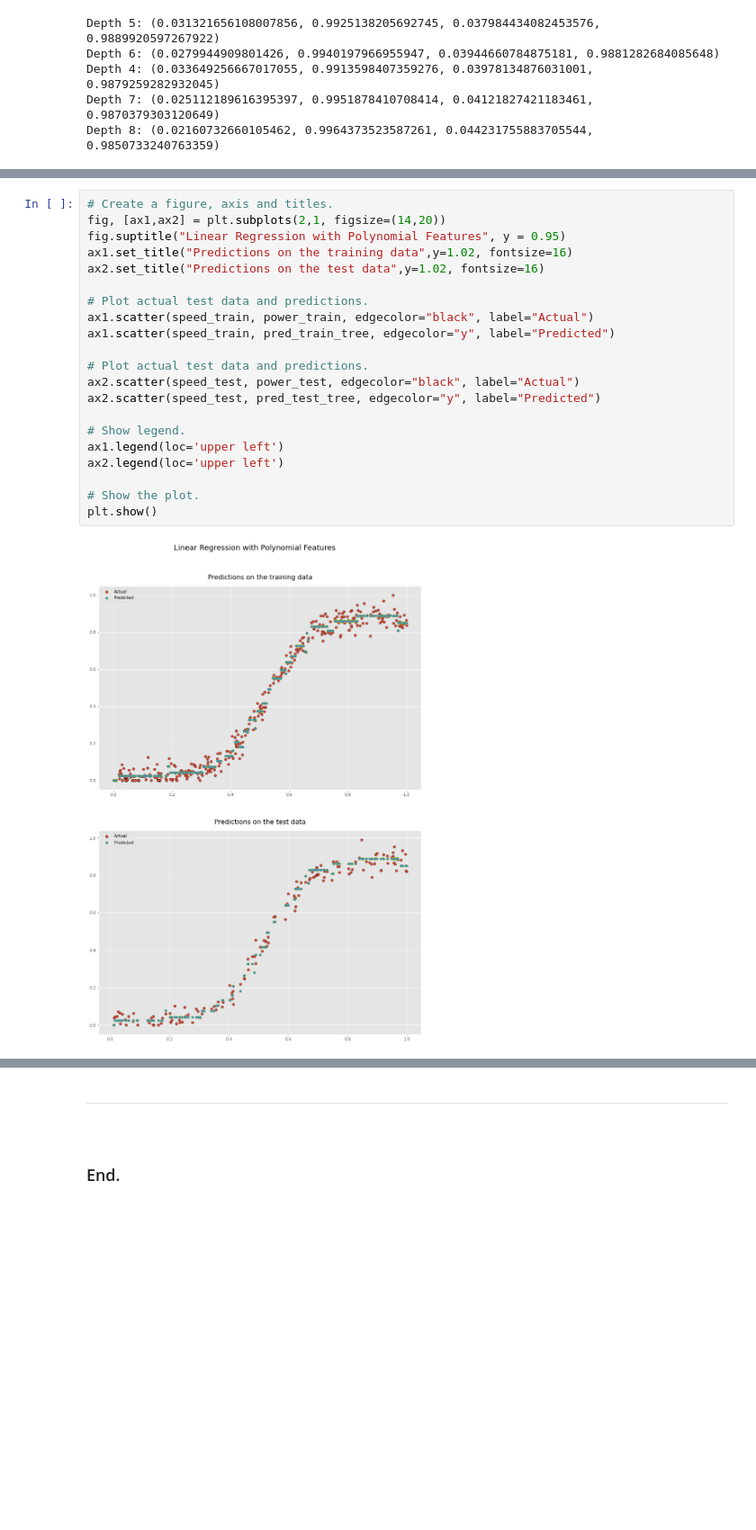
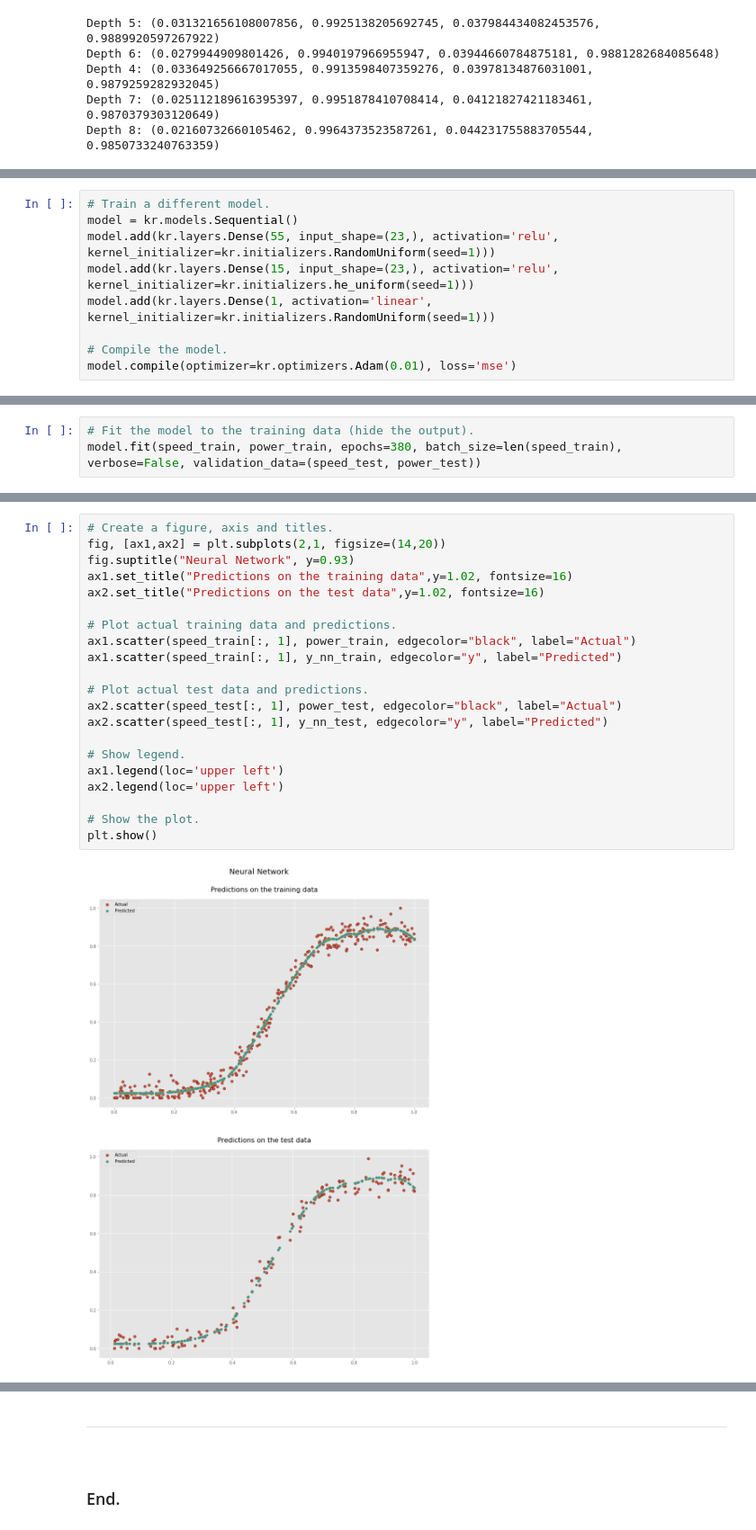
Before and after one commit to olgarozhdestvina/Machine-Learning-and-Statistics-Project, a Jupyter notebook: Power_production_model.ipynb, the cells around one changed output, grey strips where cells are left out. Shown at 90% size. Drawn from its saved outputs; the diff is of its cells as text; blank space fills up the shorter version.

```diff
--- a/Power_production_model.ipynb
+++ b/Power_production_model.ipynb
@@ -431,0 +549,9 @@ Predicted power: 91.87883333
+# %%
+# Train a different model.
+model = kr.models.Sequential()
+model.add(kr.layers.Dense(55, input_shape=(23,), activation='relu', kernel_initializer=kr.initializers.RandomUniform(seed=1)))
+model.add(kr.layers.Dense(15, input_shape=(23,), activation='relu', kernel_initializer=kr.initializers.he_uniform(seed=1)))
+model.add(kr.layers.Dense(1, activation='linear', kernel_initializer=kr.initializers.RandomUniform(seed=1)))
+
+# Compile the model.
+model.compile(optimizer=kr.optimizers.Adam(0.01), loss='mse')
@@ -431,0 +562,3 @@ Predicted power: 91.87883333
+# %%
+# Fit the model to the training data (hide the output).
+model.fit(speed_train, power_train, epochs=380, batch_size=len(speed_train), verbose=False, validation_data=(speed_test, power_test))
@@ -432,23 +597,23 @@ Predicted power: 91.87883333
 # %%
 # Create a figure, axis and titles.
 fig, [ax1,ax2] = plt.subplots(2,1, figsize=(14,20))
-fig.suptitle("Linear Regression with Polynomial Features", y = 0.95)
+fig.suptitle("Neural Network", y=0.93)
 ax1.set_title("Predictions on the training data",y=1.02, fontsize=16)
 ax2.set_title("Predictions on the test data",y=1.02, fontsize=16)
 
-# Plot actual test data and predictions.
-ax1.scatter(speed_train, power_train, edgecolor="black", label="Actual")
-ax1.scatter(speed_train, pred_train_tree, edgecolor="y", label="Predicted")
+# Plot actual training data and predictions.
+ax1.scatter(speed_train[:, 1], power_train, edgecolor="black", label="Actual")
+ax1.scatter(speed_train[:, 1], y_nn_train, edgecolor="y", label="Predicted")
 
 # Plot actual test data and predictions.
-ax2.scatter(speed_test, power_test, edgecolor="black", label="Actual")
-ax2.scatter(speed_test, pred_test_tree, edgecolor="y", label="Predicted")
+ax2.scatter(speed_test[:, 1], power_test, edgecolor="black", label="Actual")
+ax2.scatter(speed_test[:, 1], y_nn_test, edgecolor="y", label="Predicted")
 
 # Show legend.
 ax1.legend(loc='upper left')
 ax2.legend(loc='upper left')
 
 # Show the plot.
 plt.show()
 # %% [output]
-[figure, old version]
+[figure, new version]
```
Also changed, not shown: parts of 53 cells of this notebook.
